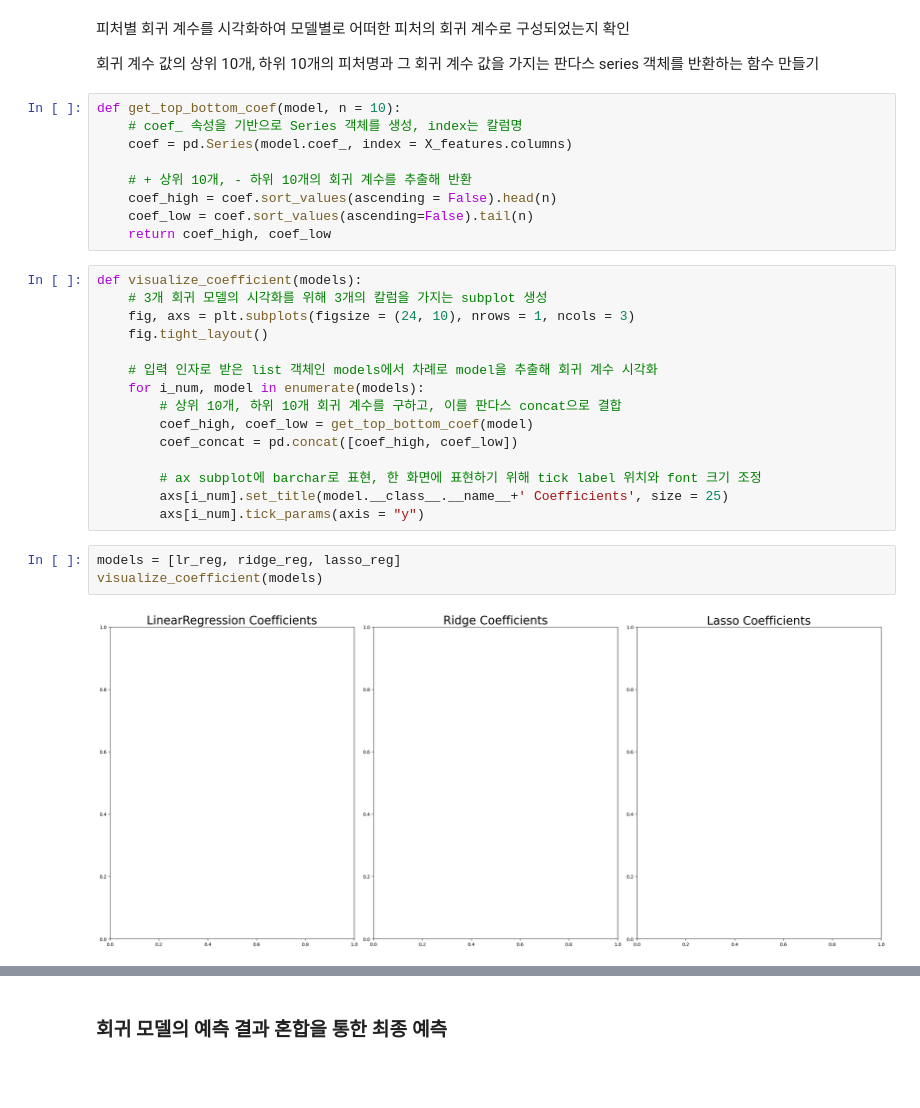
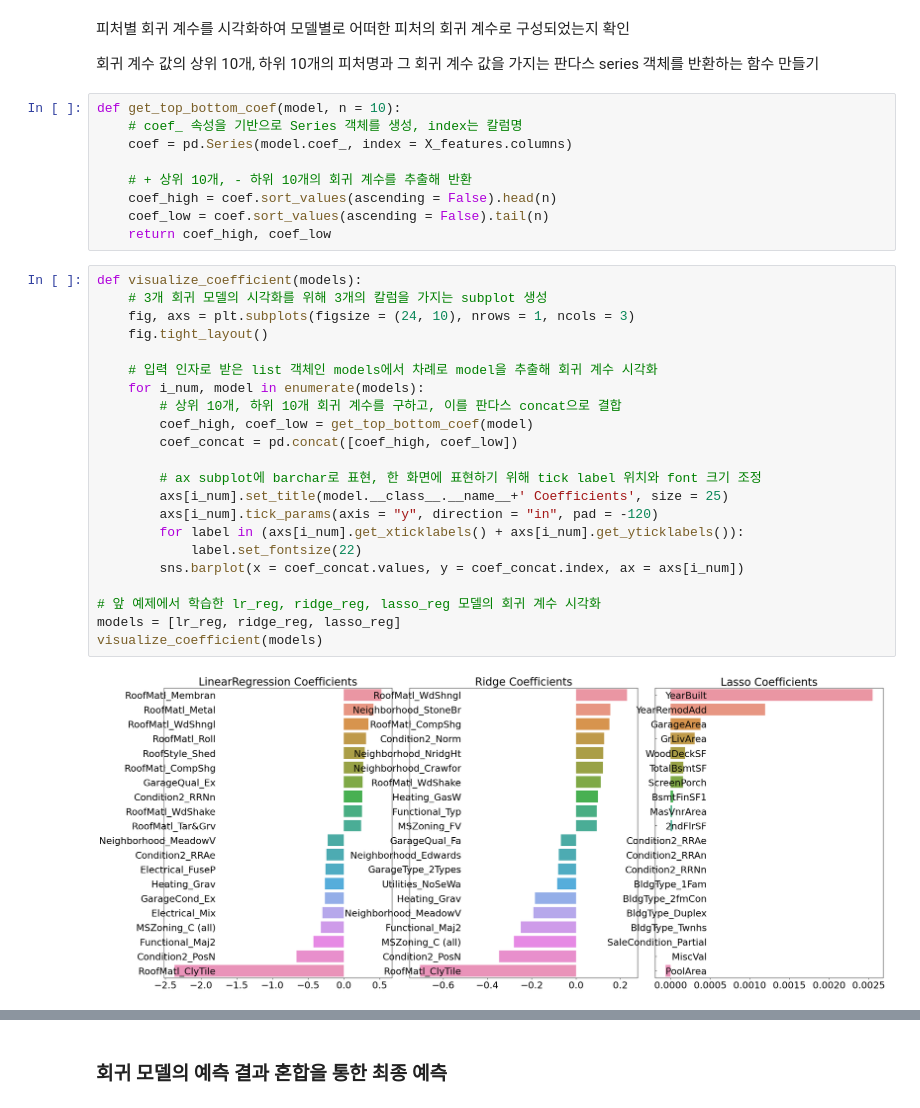
Before and after one commit to yewon-hong-ewha/esaa_9, a Jupyter notebook: 1113_과제.ipynb, the cells around one changed output, grey strips where cells are left out. Drawn from its saved outputs; the diff is of its cells as text; blank space fills up the shorter version.

```diff
--- a/1113_과제.ipynb
+++ b/1113_과제.ipynb
@@ -533,25 +536,29 @@ def get_top_bottom_coef(model, n = 10):
 
     # + 상위 10개, - 하위 10개의 회귀 계수를 추출해 반환
     coef_high = coef.sort_values(ascending = False).head(n)
-    coef_low = coef.sort_values(ascending=False).tail(n)
+    coef_low = coef.sort_values(ascending = False).tail(n)
     return coef_high, coef_low
 # %%
 def visualize_coefficient(models):
     # 3개 회귀 모델의 시각화를 위해 3개의 칼럼을 가지는 subplot 생성
     fig, axs = plt.subplots(figsize = (24, 10), nrows = 1, ncols = 3)
     fig.tight_layout()
 
     # 입력 인자로 받은 list 객체인 models에서 차례로 model을 추출해 회귀 계수 시각화
     for i_num, model in enumerate(models):
         # 상위 10개, 하위 10개 회귀 계수를 구하고, 이를 판다스 concat으로 결합
         coef_high, coef_low = get_top_bottom_coef(model)
         coef_concat = pd.concat([coef_high, coef_low])
 
         # ax subplot에 barchar로 표현, 한 화면에 표현하기 위해 tick label 위치와 font 크기 조정
         axs[i_num].set_title(model.__class__.__name__+' Coefficients', size = 25)
-        axs[i_num].tick_params(axis = "y")
+        axs[i_num].tick_params(axis = "y", direction = "in", pad = -120)
+        for label in (axs[i_num].get_xticklabels() + axs[i_num].get_yticklabels()):
+            label.set_fontsize(22)
+        sns.barplot(x = coef_concat.values, y = coef_concat.index, ax = axs[i_num])
+
+# 앞 예제에서 학습한 lr_reg, ridge_reg, lasso_reg 모델의 회귀 계수 시각화
+models = [lr_reg, ridge_reg, lasso_reg]
+visualize_coefficient(models)
+# %% [output]
+[figure, added]
-# %%
-models = [lr_reg, ridge_reg, lasso_reg]
-visualize_coefficient(models)
-# %% [output]
-[figure, removed]
```
Also changed, not shown: parts of 25 cells of this notebook.
